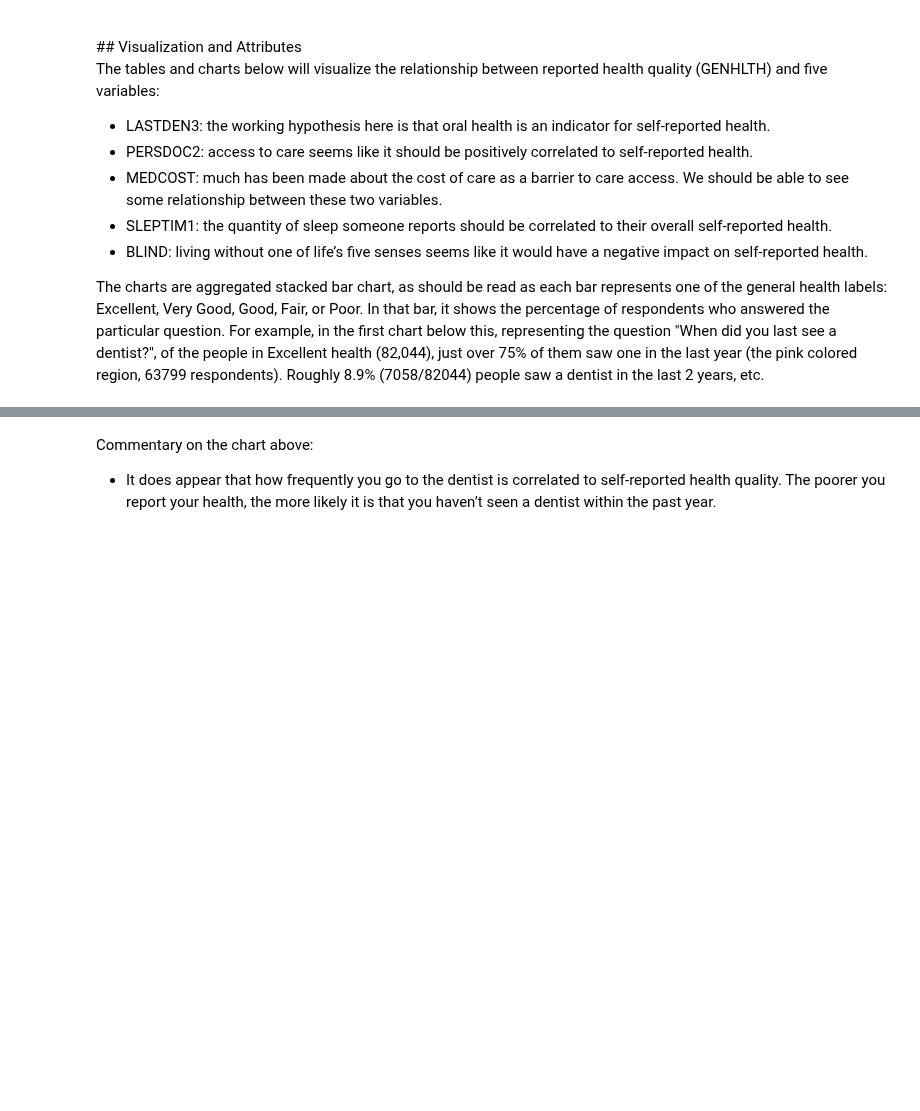
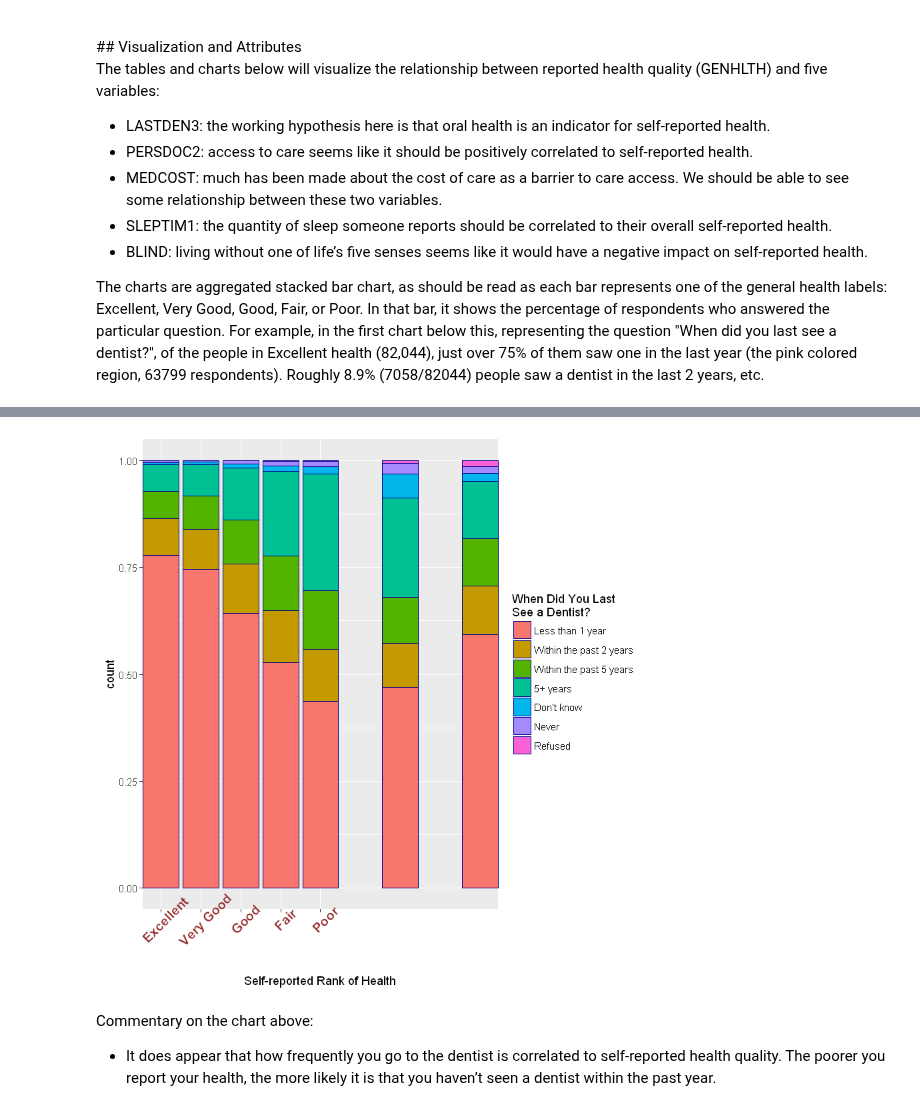
Before and after one commit to RahnL/DataScience-SMU, a Jupyter notebook: DataMining/DataMining-Lab1.ipynb, the cells around one changed output, grey strips where cells are left out. Saved outputs shown, nothing was run; the diff lists cells and outputs as text; code cells hidden in the pictures; blank space fills up the shorter version.

Commit message:
Update the visualizations

```diff
--- a/DataMining/DataMining-Lab1.ipynb
+++ b/DataMining/DataMining-Lab1.ipynb
@@ -414,0 +390,6 @@ Warning message:
+# %%
+with(VOI,table(GENHLTH,LASTDEN3))
+ggplot(VOI, aes(x = GENHLTH, fill=LASTDEN3)) + geom_bar(position="fill", col="darkblue") + scale_x_discrete(name = "Self-reported Rank of Health", limits=c("1","2","3","4","5"),
+            labels=c("Excellent","Very Good", "Good","Fair","Poor")) + theme(axis.text.x = element_text(face="bold", color="#993333",
+            size=12, angle=45)) + scale_fill_discrete(name="When Did You Last\nSee a Dentist?")
+# %% [output]
@@ -415,3 +416,4 @@ Warning message:
+[figure, added]
 # %% [markdown]
 Commentary on the chart above:
 - It does appear that how frequently you go to the dentist is correlated to self-reported health quality. The poorer you report your health, the more likely it is that you haven’t seen a dentist within the past year.
```
Also changed, not shown: parts of 10 cells of this notebook.
